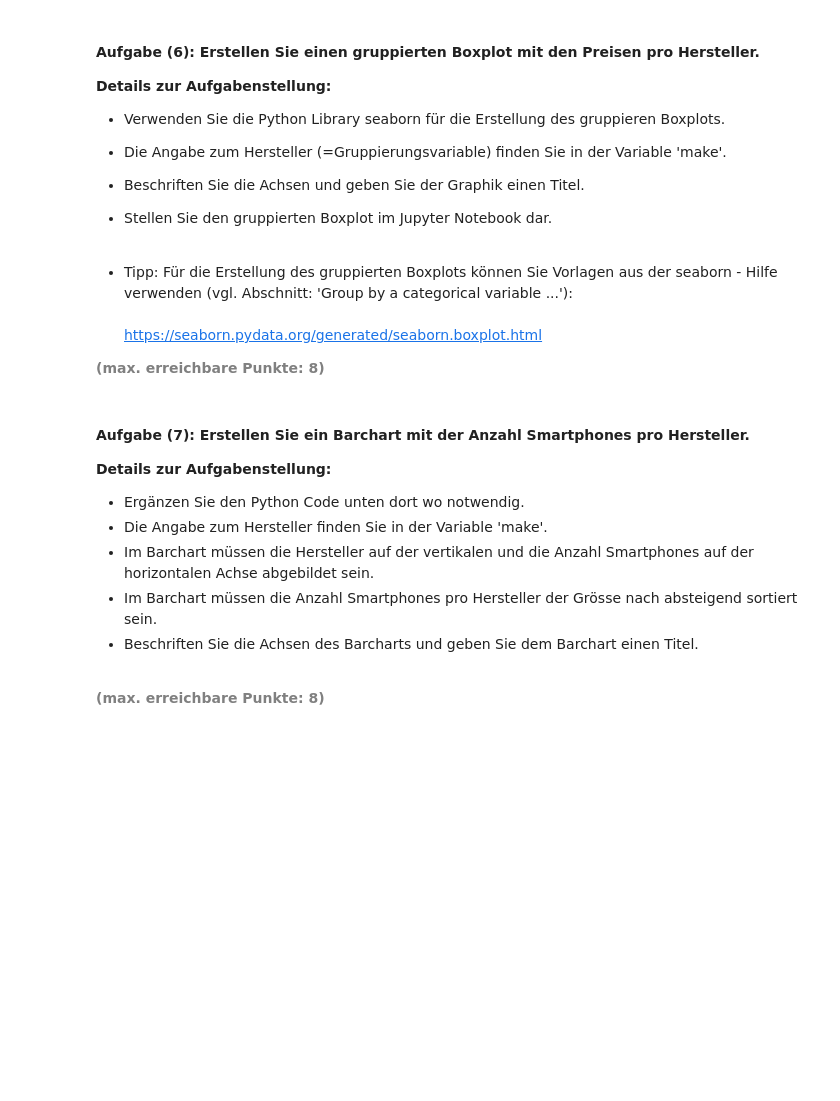
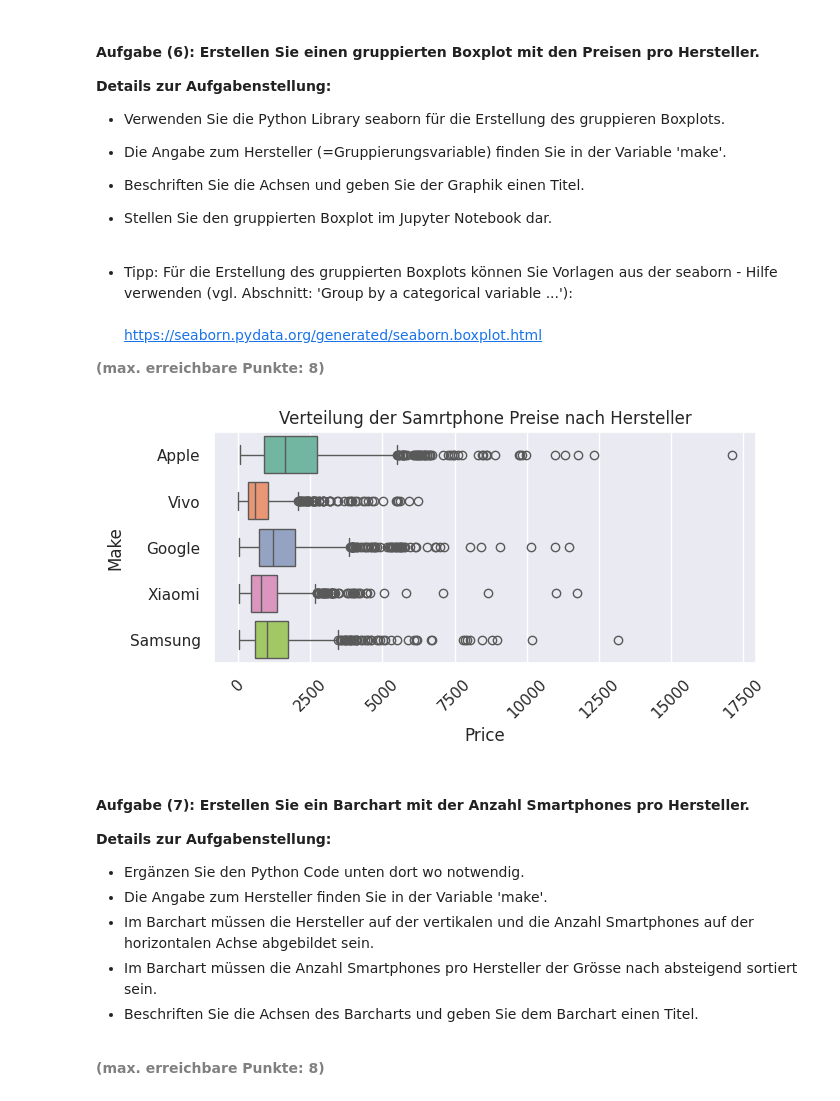
Before and after one commit to migifor-forstmi4/python_exploratory_data_analysis, a Jupyter notebook: AP02/AP02_Advanced_Data_Preparation_and_EDA.ipynb, the cells around one changed output. Saved outputs shown, nothing was run; the diff lists cells and outputs as text; code cells hidden in the pictures; blank space fills up the shorter version.

```diff
--- a/AP02/AP02_Advanced_Data_Preparation_and_EDA.ipynb
+++ b/AP02/AP02_Advanced_Data_Preparation_and_EDA.ipynb
@@ -413,6 +413,20 @@ plt.show()
 <b style="color: gray;">(max. erreichbare Punkte: 8)</b>
 # %%
 # Erstellen, Beschriften und Anzeigen des gruppierten Boxplots
+plt.figure(figsize = (7,3))                      #Figsize definiert die Größe des Plots in Zoll / wobei 7 die Breite und 3 die Höhe des Plots angibt
+sns.boxplot(x = 'price',                          #sns.boxplot erstellt einen Boxplot mit 'x' als 'price'
+            y = 'make',                           #und 'y' als 'make' (Marke)
+            data = df,                           #die Daten werden aus dem DataFrame 'df' entnommen
+            orient = 'h',
+            palette = 'Set2',)                #die Farbpalette 'Set2' wird verwendet --> Was ist in Set2 vorhanden? --> Set beinhaltet eine Reihe von Farben, die für die Darstellung von Kategorien in Diagrammen verwendet werden können. Sie bietet eine ausgewogene und ansprechende Farbpalette, die gut für visuelle Darstellungen geeignet ist.
+
+plt.title('Verteilung der Samrtphone Preise nach Hersteller', fontsize = 12)
+plt.xlabel('Price')
+plt.ylabel('Make')
+plt.xticks(rotation = 45)                       #plt.xticks(rotation = 45) rotiert die x-Achsen-Beschriftungen um 45 Grad, um die Lesbarkeit zu verbessern
+plt.show()
+# %% [output]
+[figure, added]
 # %% [markdown]
 #### <b>Aufgabe (7): Erstellen Sie ein Barchart mit der Anzahl Smartphones pro Hersteller.</b>
 <b>Details zur Aufgabenstellung:</b>
```
